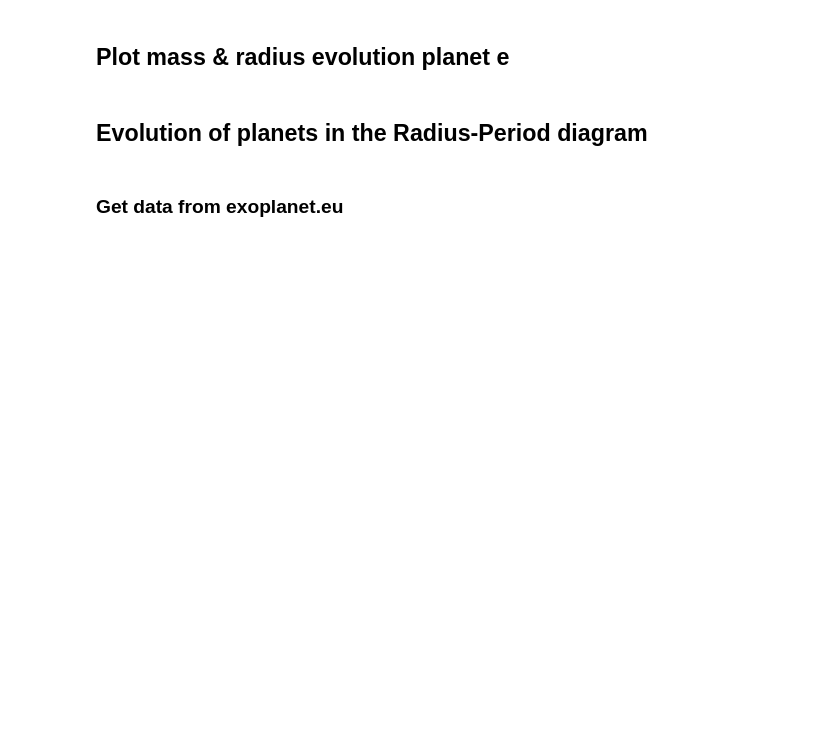
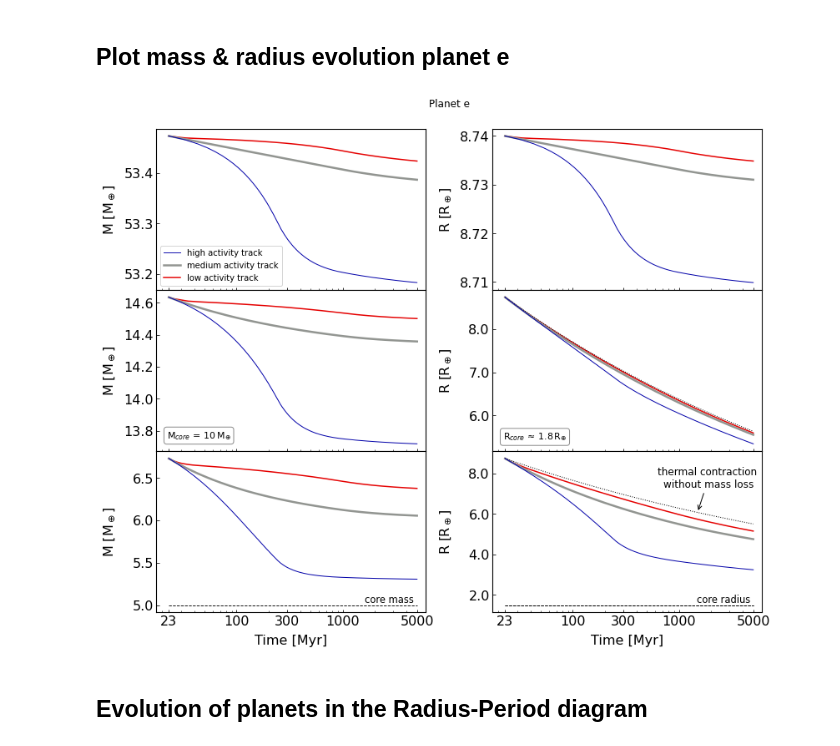
Before and after one commit to lketzer/platypos, a Jupyter notebook: examples/V1298Tau_Paper_Calculations_and_Plots.ipynb, the cells around one changed output. Drawn from its saved outputs; the diff is of its cells as text; code cells hidden in the pictures; blank space fills up the shorter version.

```diff
--- a/examples/V1298Tau_Paper_Calculations_and_Plots.ipynb
+++ b/examples/V1298Tau_Paper_Calculations_and_Plots.ipynb
@@ -930,18 +871,18 @@ axs[1, 1].plot(dict_evo_LoFo14_10["planet_e"]["t3"], dict_evo_LoFo14_10["planet_
 axs[1, 1].plot(dict_evo_LoFo14_10["planet_e"]["t1"], dict_evo_LoFo14_10["planet_e"]["R1"], ls="-", color="xkcd:grey", lw=2.5, zorder=2)
 axs[1, 1].plot(dict_evo_LoFo14_10["planet_e"]["t2"], dict_evo_LoFo14_10["planet_e"]["R2"], ls="-", color="xkcd:red", lw=1.5, zorder=1)
 age_arr = np.linspace(23., 5000., 1000)
-axs[1, 1].plot(age_arr, plmo14.calculate_planet_radius(pl_e_10.core_mass, pl_e_10.fenv, age_arr, pl_e_10.flux, pl_e_10.metallicity), color="k", ls=":", lw=1)
+axs[1, 1].plot(age_arr, plmoLoFo14.calculate_planet_radius(pl_e_10.core_mass, pl_e_10.fenv, age_arr, pl_e_10.flux, pl_e_10.metallicity), color="k", ls=":", lw=1)
 
 # 5 mcore
 axs[2, 1].plot(dict_evo_LoFo14_5["planet_e"]["t3"], dict_evo_LoFo14_5["planet_e"]["R3"], ls="-", color="xkcd:royal blue", lw=1, zorder=3)
 axs[2, 1].plot(dict_evo_LoFo14_5["planet_e"]["t1"], dict_evo_LoFo14_5["planet_e"]["R1"], ls="-", color="xkcd:grey", lw=2.5, zorder=2)
 axs[2, 1].plot(dict_evo_LoFo14_5["planet_e"]["t2"], dict_evo_LoFo14_5["planet_e"]["R2"], ls="-", color="xkcd:red", lw=1.5, zorder=1)
-axs[2, 1].plot(age_arr, plmo14.calculate_planet_radius(pl_e_5.core_mass, pl_e_5.fenv, age_arr, pl_e_5.flux, pl_e_5.metallicity), color="k", ls=":", lw=1)
-axs[2, 1].hlines(plmo14.calculate_core_radius(pl_e_5.core_mass), pl_e_5.age, 5000., linestyle="--", color="k", lw=0.9)
+axs[2, 1].plot(age_arr, plmoLoFo14.calculate_planet_radius(pl_e_5.core_mass, pl_e_5.fenv, age_arr, pl_e_5.flux, pl_e_5.metallicity), color="k", ls=":", lw=1)
+axs[2, 1].hlines(plmoLoFo14.calculate_core_radius(pl_e_5.core_mass), pl_e_5.age, 5000., linestyle="--", color="k", lw=0.9)
 dy = 2.6
 axs[2, 1].annotate('thermal contraction \nwithout mass loss', xy=(1500, 3.5+dy), xytext=(1900, 7.3), fontsize=12, ha='center',
             arrowprops=dict(arrowstyle="->"))
-axs[2, 1].hlines(plmo14.calculate_core_radius(pl_e_5.core_mass), dict_evo_LoFo14_5["planet_e"]["t3"][0], 5000., linestyle="--", color="k", lw=0.9)
+axs[2, 1].hlines(plmoLoFo14.calculate_core_radius(pl_e_5.core_mass), dict_evo_LoFo14_5["planet_e"]["t3"][0], 5000., linestyle="--", color="k", lw=0.9)
 axs[2, 1].text(1475, 1.62, "core radius", fontsize=11.5)
 
 # box with core & radius for 10Mcore planet
@@ -951,34 +892,34 @@ axs[1, 1].text(22, 5.5, r"R$_{core}\,\approx\,1.8\,$R$_{\oplus}$", va="center",
 
 axs[0, 0].legend(fontsize=10, loc=3)
 for ax in [axs[0, 0], axs[1, 0], axs[2, 0]]:
     ax.set_xscale("log")
     ax.set_xticks([23, 100, 300, 1000, 5000])
     ax.set_xlim(right= 6000)
     ax.xaxis.set_major_formatter(ticker.StrMethodFormatter('{x:.0f}'))
     ax.tick_params(direction="in", which="both", labelsize=16)
     ax.set_xlabel("Time [Myr]", fontsize=16, labelpad=8)
     ax.set_ylabel('M [M$_\oplus$]', fontsize=16, labelpad=8)
     ax.xaxis.set_major_formatter(FormatStrFormatter('%.0f')) # No decimal places
     ax.yaxis.set_major_formatter(FormatStrFormatter('%.1f')) # No decimal places
 
 for ax in [axs[0, 1], axs[1, 1], axs[2, 1]]:
     ax.set_xscale("log")
     ax.set_xticks([23, 100, 300, 1000, 5000])
     ax.set_xlim(right= 6000)
     ax.tick_params(direction="in", which="both", labelsize=16)
     ax.set_xlabel("Time [Myr]", fontsize=16, labelpad=8)
     ax.set_ylabel('R [R$_\oplus$]', fontsize=16, labelpad=8)
     ax.xaxis.set_major_formatter(FormatStrFormatter('%.0f')) # No decimal places
     ax.yaxis.set_major_formatter(FormatStrFormatter('%.1f')) # No decimal places
 
 axs[0,1].yaxis.set_major_formatter(FormatStrFormatter('%.2f')) # No decimal places
 plt.subplots_adjust(hspace=0, wspace=0.25)
 fig.align_ylabels(axs[:, 0])
 fig.align_ylabels(axs[:, 1])
 #plt.tight_layout()
 #plt.savefig("./Plots_PAPER/planet_e_EVO_eps01.jpg", dpi=300)
 plt.show()
+# %% [output]
+[figure, added]
 # %% [markdown]
 ## Evolution of planets in the Radius-Period diagram
-# %% [markdown]
-### Get data from exoplanet.eu
```
Also changed, not shown: parts of 23 cells of this notebook, 1 other file.
